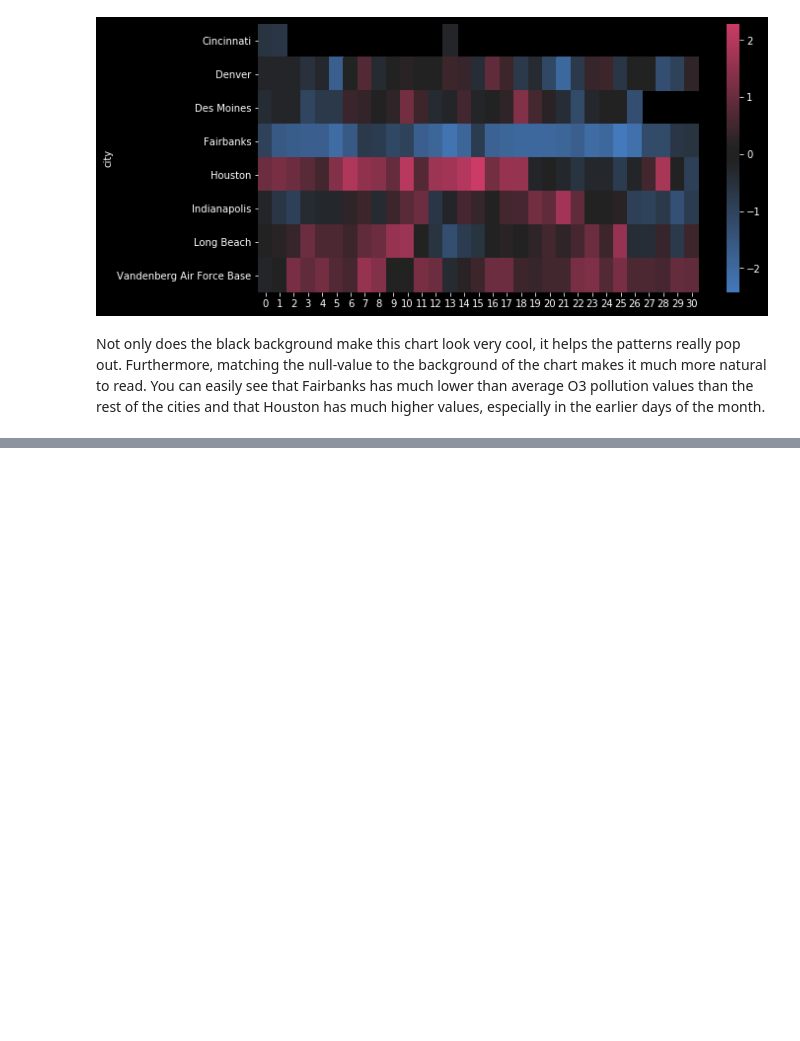
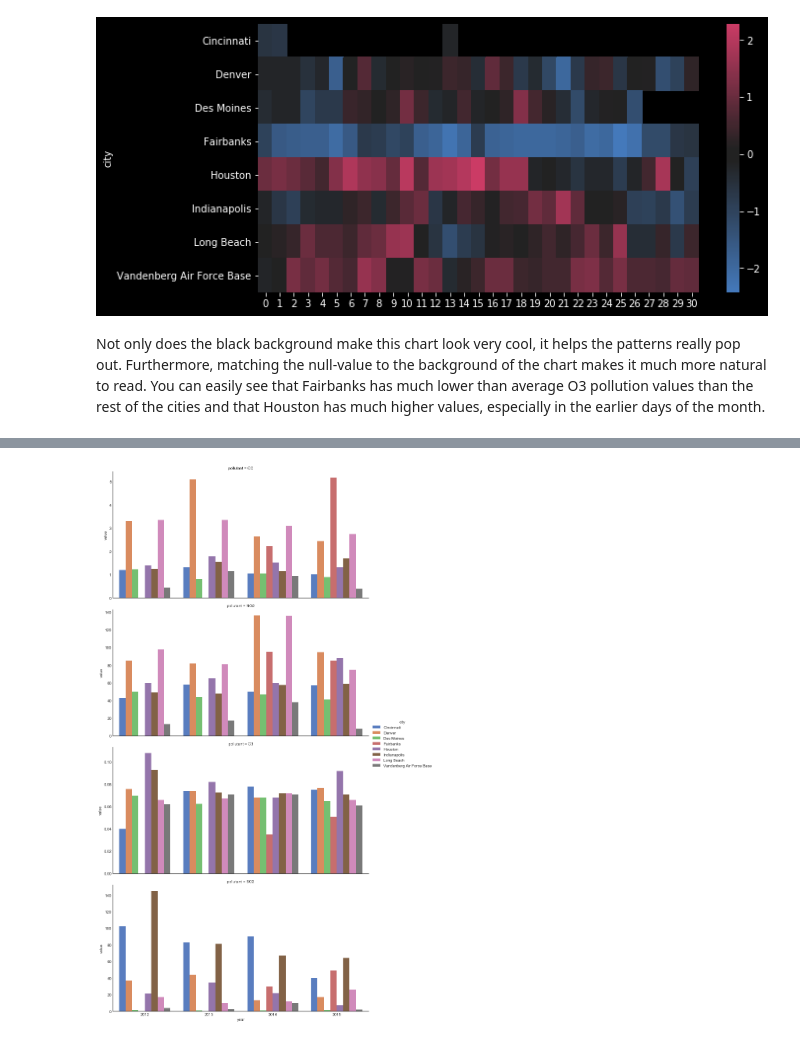
Before and after one commit to goodboychan/datacamp_repo, a Jupyter notebook: Improving.Your Data.Visualizations.in.Python/Using-color-in-your-visualizations.ipynb, the cells around one changed output, grey strips where cells are left out. Saved outputs shown, nothing was run; the diff lists cells and outputs as text; code cells hidden in the pictures; blank space fills up the shorter version.

```diff
--- a/Improving.Your Data.Visualizations.in.Python/Using-color-in-your-visualizations.ipynb
+++ b/Improving.Your Data.Visualizations.in.Python/Using-color-in-your-visualizations.ipynb
@@ -193,0 +279,3 @@ Not only does the black background make this chart look very cool, it helps the
+# %%
+max_pollutant_values = pd.read_csv('./dataset/max_pollutant_values.csv', index_col=0)
+max_pollutant_values.head()
@@ -193,0 +289,16 @@ Not only does the black background make this chart look very cool, it helps the
+# %%
+# Reduce to just cities in the western half of US
+cities = ['Fairbanks', 'Long Beach', 'Vandenberg Air Force Base', 'Denver',
+          'Indianapolis', 'Des Moines', 'Cincinnati', 'Houston']
+
+# Filter data to desired cities
+city_maxes = max_pollutant_values[max_pollutant_values.city.isin(cities)]
+
+# Swap city and year encodings
+sns.catplot(x = 'year', hue = 'city',
+              y = 'value', row = 'pollutant',
+              # Change palette to one appropriate for ordinal categories
+              data = city_maxes, palette = 'muted',
+              sharey = False, kind = 'bar', aspect=2);
+# %% [output]
+[figure, added]
```
Also changed, not shown: parts of 17 cells of this notebook, 2 other files.
